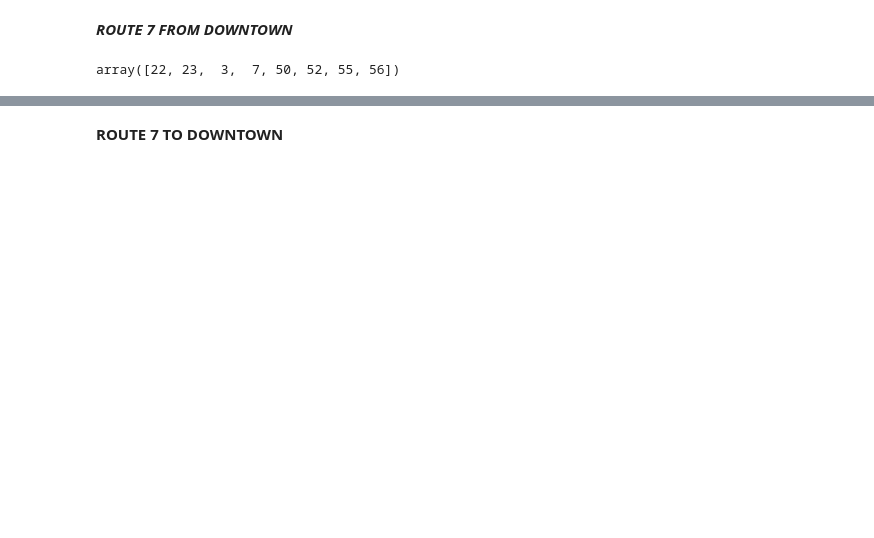
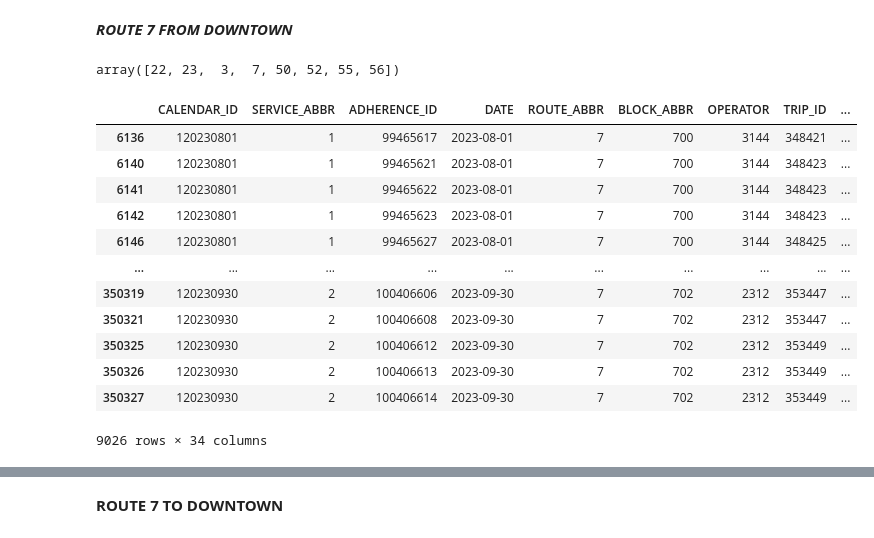
Before and after one commit to kudzuweb/wego-byte-crawlers_wego, a Jupyter notebook: notebooks/KD_wego_question_1.ipynb, the cells around one changed output, grey strips where cells are left out. Cells and saved outputs as stored; diff of their text form; code cells hidden in the pictures; blank space fills up the shorter version.

```diff
--- a/notebooks/KD_wego_question_1.ipynb
+++ b/notebooks/KD_wego_question_1.ipynb
@@ -203,5 +151,21 @@ route_df['stops'] = route_df.groupby('TRIP_IDS')['row_num'].cumsum()
 # %%
 #creating a pivot table that will make the columns the stop #, the rows is each trip, and the values the adherence(amount of minutes late)
 route_df_pivot = route_df.pivot_table(values = 'ADHERENCE', index = 'TRIP_IDS', columns = 'stops')
+# %%
+route_df
+# %% [output]
+|  | CALENDAR_ID | SERVICE_ABBR | ADHERENCE_ID | DATE | ROUTE_ABBR | BLOCK_ABBR | OPERATOR | TRIP_ID | ... |
+| 6136 | 120230801 | 1 | 99465617 | 2023-08-01 | 7 | 700 | 3144 | 348421 | ... |
+| 6140 | 120230801 | 1 | 99465621 | 2023-08-01 | 7 | 700 | 3144 | 348423 | ... |
+| 6141 | 120230801 | 1 | 99465622 | 2023-08-01 | 7 | 700 | 3144 | 348423 | ... |
+| 6142 | 120230801 | 1 | 99465623 | 2023-08-01 | 7 | 700 | 3144 | 348423 | ... |
+| 6146 | 120230801 | 1 | 99465627 | 2023-08-01 | 7 | 700 | 3144 | 348425 | ... |
+| ... | ... | ... | ... | ... | ... | ... | ... | ... | ... |
+| 350319 | 120230930 | 2 | 100406606 | 2023-09-30 | 7 | 702 | 2312 | 353447 | ... |
+| 350321 | 120230930 | 2 | 100406608 | 2023-09-30 | 7 | 702 | 2312 | 353447 | ... |
+| 350325 | 120230930 | 2 | 100406612 | 2023-09-30 | 7 | 702 | 2312 | 353449 | ... |
+| 350326 | 120230930 | 2 | 100406613 | 2023-09-30 | 7 | 702 | 2312 | 353449 | ... |
+| 350327 | 120230930 | 2 | 100406614 | 2023-09-30 | 7 | 702 | 2312 | 353449 | ... |
+9026 rows × 34 columns
 # %%
 route_df_new = route_df_pivot.iloc[:, 0:3].dropna()
```
Also changed, not shown: parts of 124 cells of this notebook.
